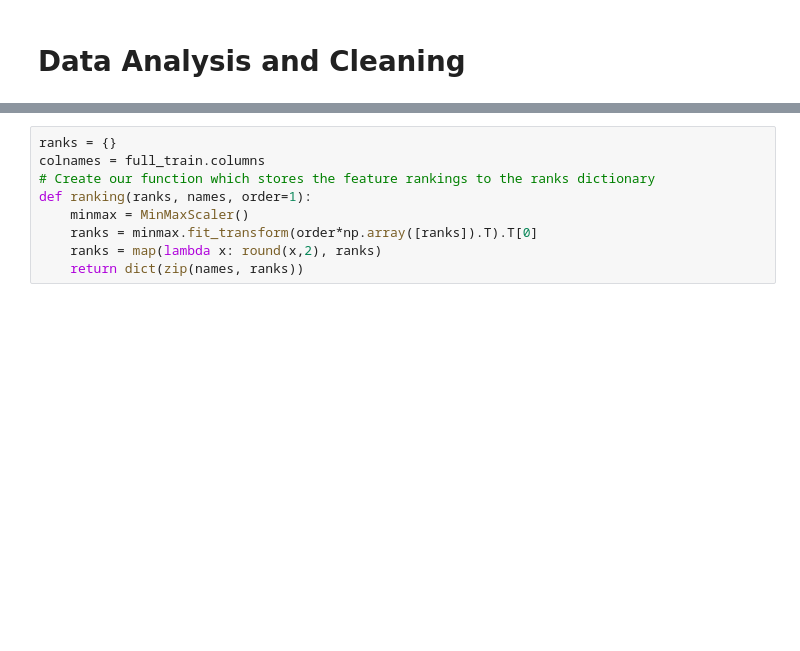
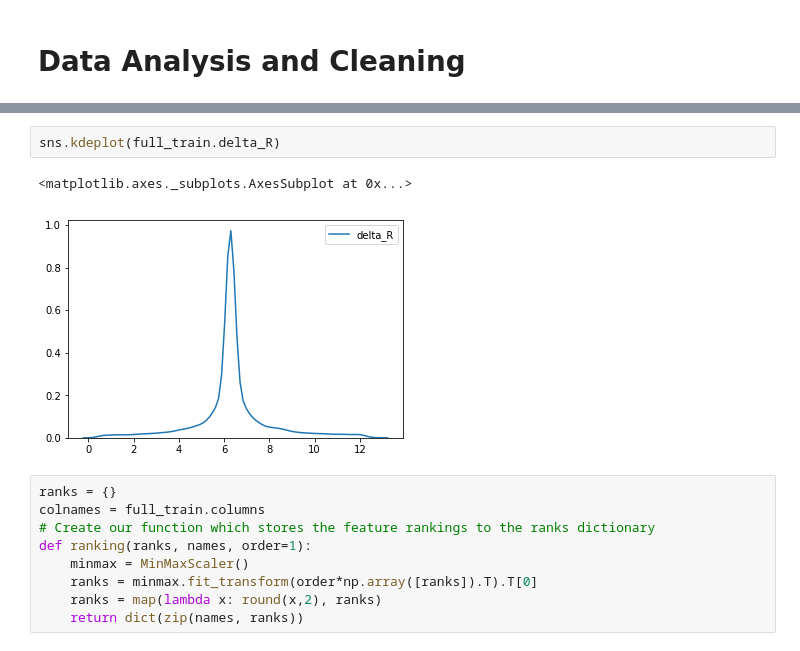
Before and after one commit to kevinyang372/HYU_PH, a Jupyter notebook: Root_explorer.ipynb, the cells around one changed output, grey strips where cells are left out. Saved outputs shown, nothing was run; the diff lists cells and outputs as text; blank space fills up the shorter version.

```diff
--- a/Root_explorer.ipynb
+++ b/Root_explorer.ipynb
@@ -162,3 +167,8 @@ g.set(xticklabels=[]);
+# %%
+sns.kdeplot(full_train.delta_R)
+# %% [output]
+<matplotlib.axes._subplots.AxesSubplot at 0x...>
+[figure, added]
 # %%
 ranks = {}
 colnames = full_train.columns
```
Also changed, not shown: parts of 2 cells of this notebook.
